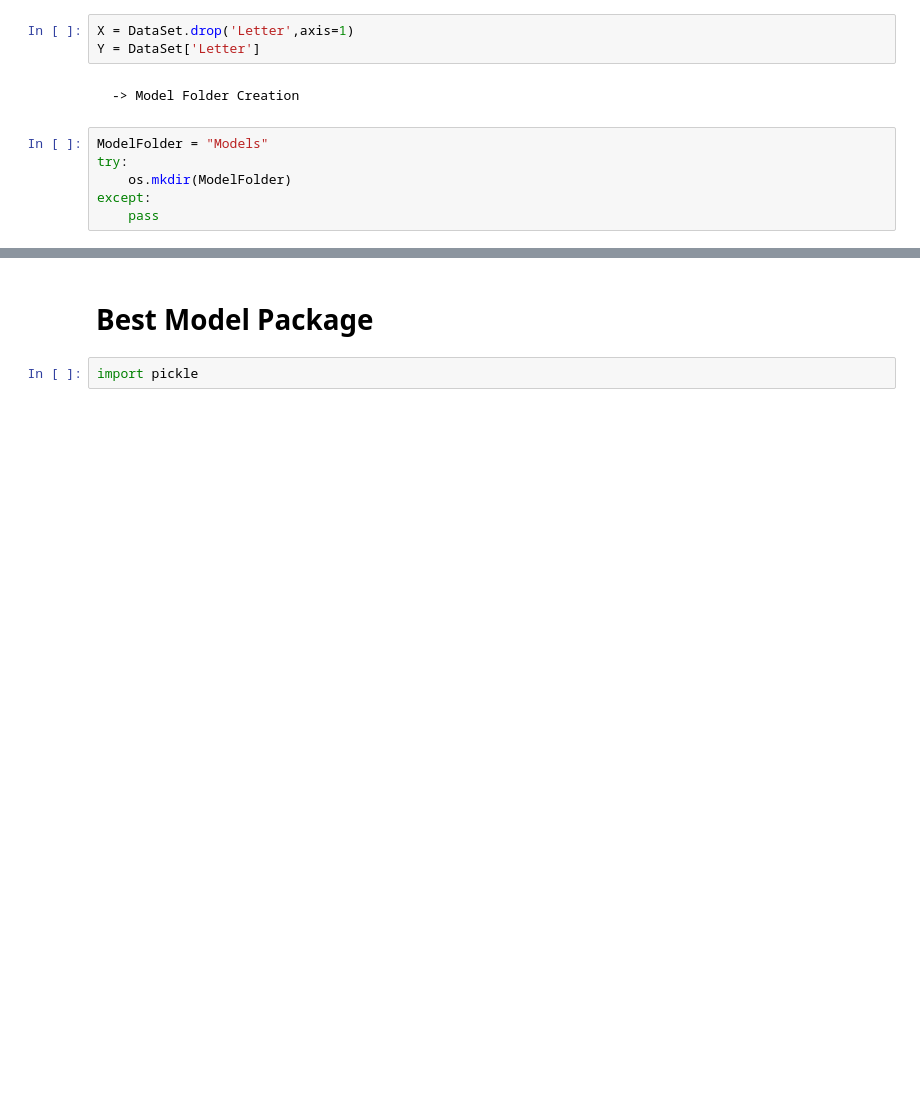
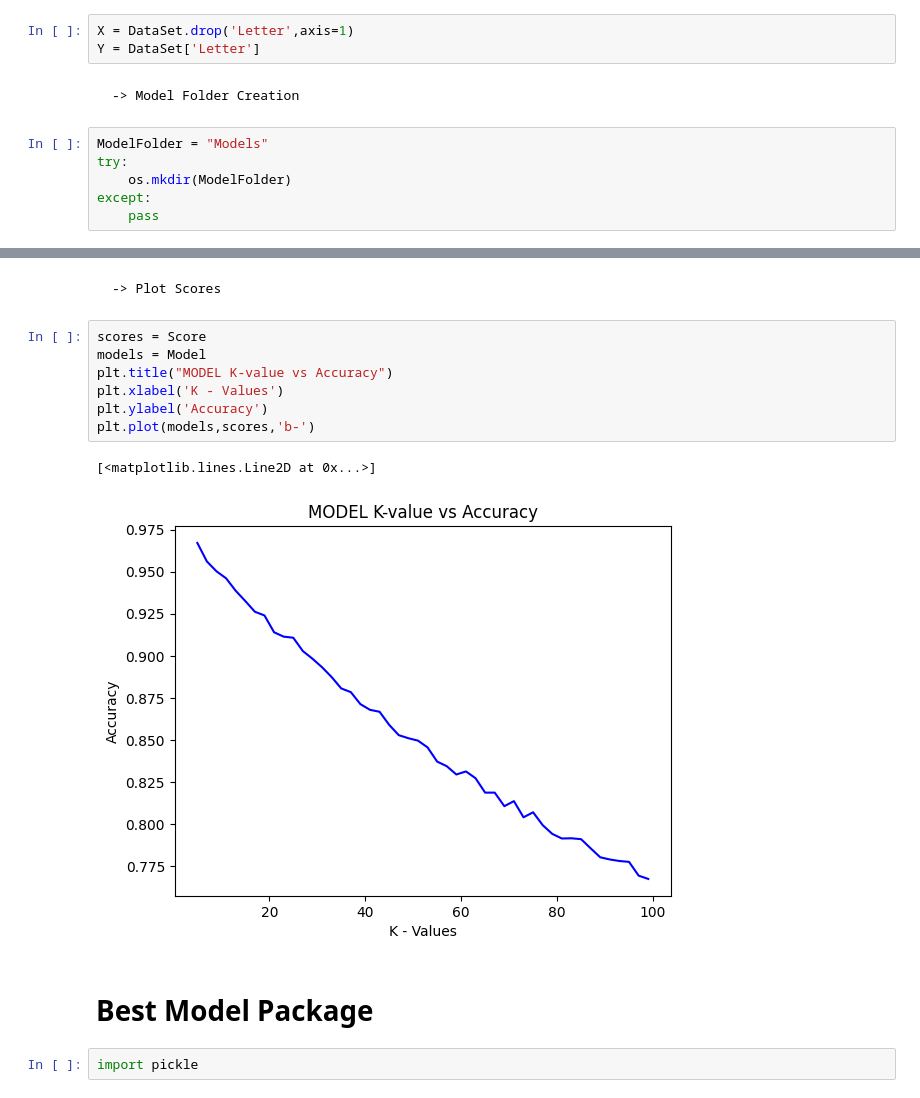
Before and after one commit to LalithAdithyanSuresh/CollegeStuff, a Jupyter notebook: Sem-2/CS1704 - DataScience/LetterReognition/Recognition.ipynb, the cells around one changed output, grey strips where cells are left out. Cells and saved outputs as stored; diff of their text form; blank space fills up the shorter version.

```diff
--- a/Sem-2/CS1704 - DataScience/LetterReognition/Recognition.ipynb
+++ b/Sem-2/CS1704 - DataScience/LetterReognition/Recognition.ipynb
@@ -133,3 +169,15 @@ Model - 99 Training Is Complete with score 0.7675717812134598
+# %% [markdown]
+    -> Plot Scores
+# %%
+scores = Score
+models = Model
+plt.title("MODEL K-value vs Accuracy")
+plt.xlabel('K - Values')
+plt.ylabel('Accuracy')
+plt.plot(models,scores,'b-')
+# %% [output]
+[<matplotlib.lines.Line2D at 0x...>]
+[figure, added]
 # %% [markdown]
 # Best Model Package
 # %%
```
Also changed, not shown: parts of 6 cells of this notebook, 54 other files.
